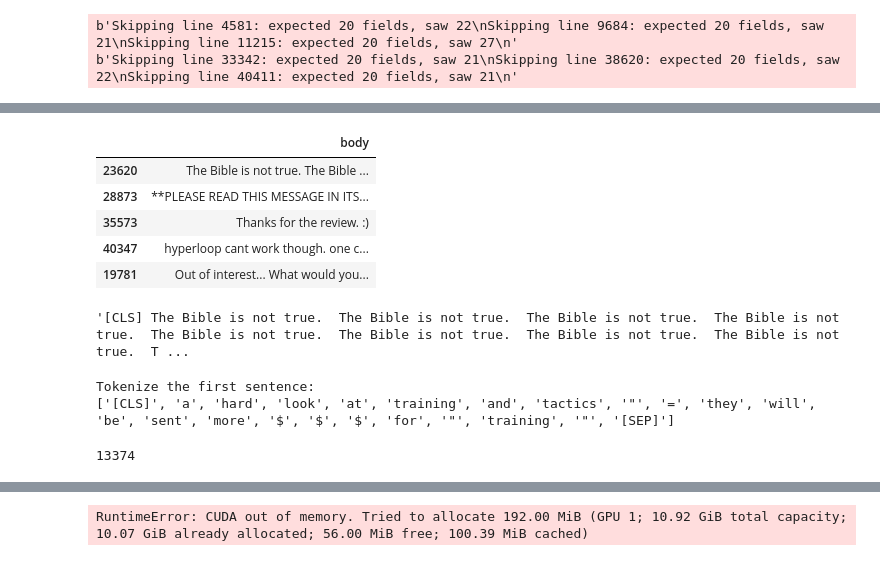
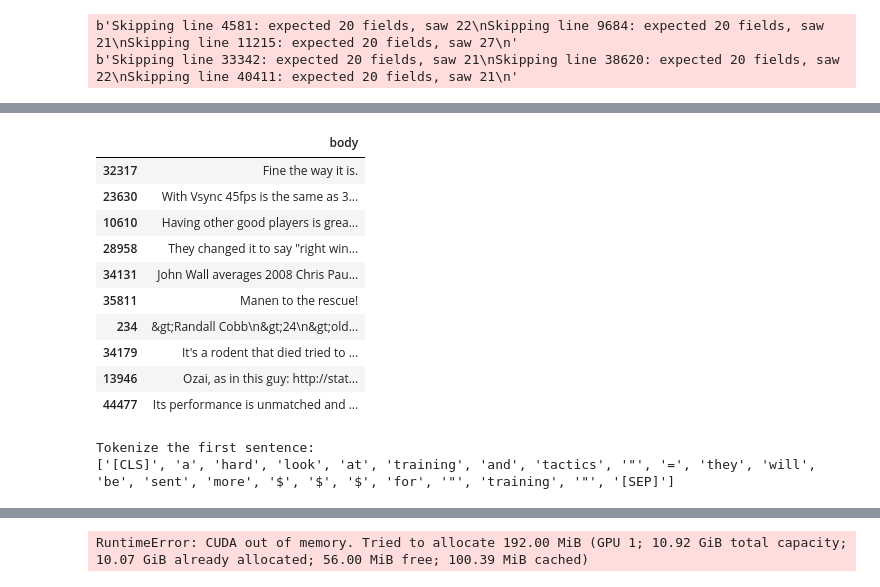
Before and after one commit to ldselvera/BERT-trolls-classifier, a Jupyter notebook: troll_detection.ipynb, the cells around one changed output, grey strips where cells are left out. Saved outputs shown, nothing was run; the diff lists cells and outputs as text; code cells hidden in the pictures.

```diff
--- a/troll_detection.ipynb
+++ b/troll_detection.ipynb
@@ -31,7 +31,10 @@ Found GPU at: /device:GPU:0
 # %%
-#Reading in Non_Russians data set
+pd.set_option('display.max_colwidth', -1)
+
+#Trolls comment data
 Non_Russian=pd.read_csv("data/csv-zusammenfuehren.de_3mjg6fs7.csv", error_bad_lines=False)
-#Reading in comments by Russian Trolls
+
+#Non trolls comment data
 Russian = pd.read_csv("data/comments.csv")
 
 #Get only the comments
@@ -44,7 +47,6 @@ Russian.dropna(inplace=True)
 
 num_samples = Russian.shape[0]
 Non_Russian = Non_Russian.sample(num_samples)
-# Non_Russian.sample(10)
 # %% [output]
 b'Skipping line 4581: expected 20 fields, saw 22\nSkipping line 9684: expected 20 fields, saw 21\nSkipping line 11215: expected 20 fields, saw 27\n'
 b'Skipping line 33342: expected 20 fields, saw 21\nSkipping line 38620: expected 20 fields, saw 22\nSkipping line 40411: expected 20 fields, saw 21\n'
@@ -51,12 +67,17 @@ b'Skipping line 33342: expected 20 fields, saw 21\nSkipping line 38620: expected
 # %%
-Non_Russian.head()
+Non_Russian.head(10)
 # %% [output]
 |  | body |
-| 23620 | The Bible is not true. The Bible ... |
-| 28873 | **PLEASE READ THIS MESSAGE IN ITS... |
-| 35573 | Thanks for the review. :) |
-| 40347 | hyperloop cant work though. one c... |
-| 19781 | Out of interest... What would you... |
+| 32317 | Fine the way it is. |
+| 23630 | With Vsync 45fps is the same as 3... |
+| 10610 | Having other good players is grea... |
+| 28958 | They changed it to say "right win... |
+| 34131 | John Wall averages 2008 Chris Pau... |
+| 35811 | Manen to the rescue! |
+| 234 | &gt;Randall Cobb\n&gt;24\n&gt;old... |
+| 34179 | It's a rodent that died tried to ... |
+| 13946 | Ozai, as in this guy: http://stat... |
+| 44477 | Its performance is unmatched and ... |
 # %%
 # Create sentence and label lists
 Russian_sentences = Russian.body.values
@@ -66,9 +87,5 @@ Non_Russian_sentences = Non_Russian.body.values
 Russian_sentences = ["[CLS] " + sentence + " [SEP]" for sentence in Russian_sentences]
 Non_Russian_sentences = ["[CLS] " + sentence + " [SEP]" for sentence in Non_Russian_sentences]
-# %%
-Non_Russian_sentences[0]
-# %% [output]
-'[CLS] The Bible is not true.  The Bible is not true.  The Bible is not true.  The Bible is not true.  The Bible is not true.  The Bible is not true.  The Bible is not true.  The Bible is not true.  T ...
 # %%
 tokenizer = BertTokenizer.from_pretrained('bert-base-uncased', do_lower_case=True)
 
@@ -88,7 +105,3 @@ tokenized_texts = Non_Russian_tokenized_texts + Russian_tokenized_texts
-# %%
-len(tokenized_texts)
-# %% [output]
-13374
 # %%
 #Adding Labels
 Non_Russian_labels = [0 for x in range(len(Non_Russian_tokenized_texts))]
```
Also changed, not shown: parts of 21 cells of this notebook.
